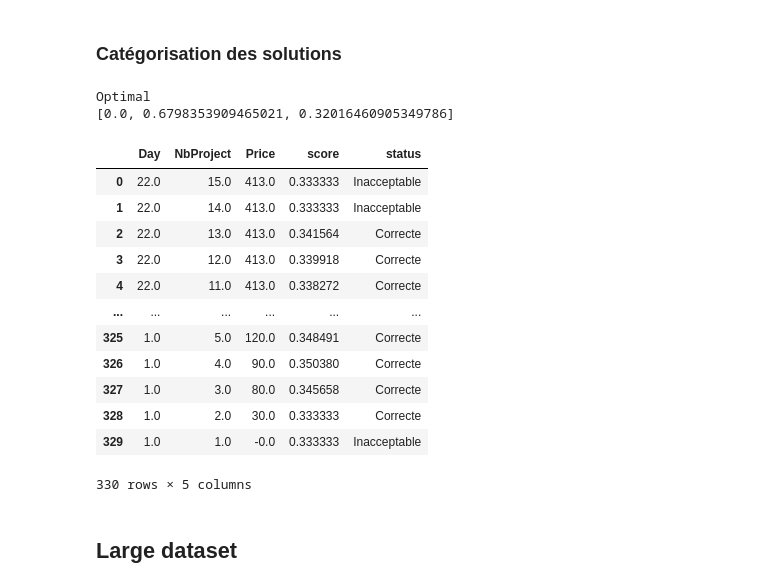
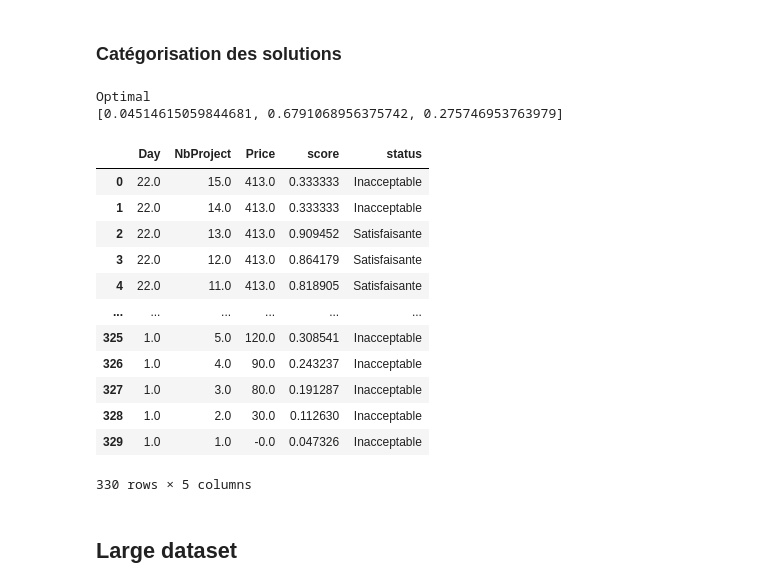
Before and after one commit to YoanGab/sdp, a Jupyter notebook: notebooks_classement_EDT/discrimination.ipynb, the cells around one changed output. Cells and saved outputs as stored; diff of their text form; code cells hidden in the pictures.

```diff
--- a/notebooks_classement_EDT/discrimination.ipynb
+++ b/notebooks_classement_EDT/discrimination.ipynb
@@ -114,13 +114,14 @@ W = {d: m.addVar(vtype=GRB.CONTINUOUS, lb=0, ub=1, name=f'w{d}') for d in range(
 
 d_plus = []
 d_moins = []
+max_results = np.max(results, axis=0)
 for j in range(num_edt):
     d_plus.append(m.addVar(vtype=GRB.CONTINUOUS, lb=0, ub=1, name=f'd_plus_{j}'))
     d_moins.append(m.addVar(vtype=GRB.CONTINUOUS, lb=0, ub=1, name=f'd_moins_{j}'))
 
 # EdtDictLinExpr : Dict[int, LinExpr]
 EdtDictLinExpr = {
-    j: quicksum([W[i] * results[j][i] for i in range(dim)]) / max(results[j]) - d_plus[
+    j: quicksum([W[i] * results[j][i] / max_results[i] for i in range(dim)]) - d_plus[
         j] + d_moins[j] for j in range(num_edt)}
 
 # Contraintes inacceptables
@@ -288,13 +289,14 @@ W = {d: m.addVar(vtype=GRB.CONTINUOUS, lb=0, ub=1, name=f'w{d}') for d in range(
 
 d_plus = []
 d_moins = []
+max_results = np.max(results, axis=0)
 for j in range(num_edt):
     d_plus.append(m.addVar(vtype=GRB.CONTINUOUS, lb=0, ub=1, name=f'd_plus_{j}'))
     d_moins.append(m.addVar(vtype=GRB.CONTINUOUS, lb=0, ub=1, name=f'd_moins_{j}'))
 
 # EdtDictLinExpr : Dict[int, LinExpr]
 EdtDictLinExpr = {
-    j: quicksum([W[i] * results[j][i] for i in range(dim)]) / max(results[j]) - d_plus[
+    j: quicksum([W[i] * results[j][i] / max_results[i] for i in range(dim)]) - d_plus[
         j] + d_moins[j] for j in range(num_edt)}
 
 # Contraintes inacceptables
@@ -323,43 +325,43 @@ m.addConstr(quicksum(W.values()) == 1., name="Normalisation")
 
 # -- Choix d'un paramétrage d'affichage minimaliste --
 m.params.outputflag = 0  # mode muet
 
 # -- Mise à jour du modèle  --
 m.update()
 
 m.setObjective(quicksum(d_plus[j] + d_moins[j] for j in range(num_edt)), GRB.MAXIMIZE)
 
 m.optimize()
 if m.status == GRB.INFEASIBLE:
     print("Infasible")
 if m.status == GRB.UNBOUNDED:
     print("Unbounded")
 if m.status == GRB.OPTIMAL:
     weights = [W[i].x for i in range(dim)]
     print("Optimal")
     print(weights)
 
 scores = [EdtDictLinExpr[j].getValue() for j in range(num_edt)]
 results_pd['score'] = scores
 results_pd['status'] = results_pd['score'].apply(
     lambda x: 'Inacceptable' if x < 1 / 3 else (
         'Correcte' if x < 2 / 3 else 'Satisfaisante'))
 results_pd
 # %% [output]
 Optimal
-[0.0, 0.6798353909465021, 0.32016460905349786]
+[0.04514615059844681, 0.6791068956375742, 0.275746953763979]
 |  | Day | NbProject | Price | score | status |
 | 0 | 22.0 | 15.0 | 413.0 | 0.333333 | Inacceptable |
 | 1 | 22.0 | 14.0 | 413.0 | 0.333333 | Inacceptable |
-| 2 | 22.0 | 13.0 | 413.0 | 0.341564 | Correcte |
-| 3 | 22.0 | 12.0 | 413.0 | 0.339918 | Correcte |
-| 4 | 22.0 | 11.0 | 413.0 | 0.338272 | Correcte |
+| 2 | 22.0 | 13.0 | 413.0 | 0.909452 | Satisfaisante |
+| 3 | 22.0 | 12.0 | 413.0 | 0.864179 | Satisfaisante |
+| 4 | 22.0 | 11.0 | 413.0 | 0.818905 | Satisfaisante |
 | ... | ... | ... | ... | ... | ... |
-| 325 | 1.0 | 5.0 | 120.0 | 0.348491 | Correcte |
-| 326 | 1.0 | 4.0 | 90.0 | 0.350380 | Correcte |
-| 327 | 1.0 | 3.0 | 80.0 | 0.345658 | Correcte |
-| 328 | 1.0 | 2.0 | 30.0 | 0.333333 | Correcte |
-| 329 | 1.0 | 1.0 | -0.0 | 0.333333 | Inacceptable |
+| 325 | 1.0 | 5.0 | 120.0 | 0.308541 | Inacceptable |
+| 326 | 1.0 | 4.0 | 90.0 | 0.243237 | Inacceptable |
+| 327 | 1.0 | 3.0 | 80.0 | 0.191287 | Inacceptable |
+| 328 | 1.0 | 2.0 | 30.0 | 0.112630 | Inacceptable |
+| 329 | 1.0 | 1.0 | -0.0 | 0.047326 | Inacceptable |
 330 rows × 5 columns
 # %% [markdown]
 ## Large dataset
```
Also changed, not shown: parts of 2 cells of this notebook.
